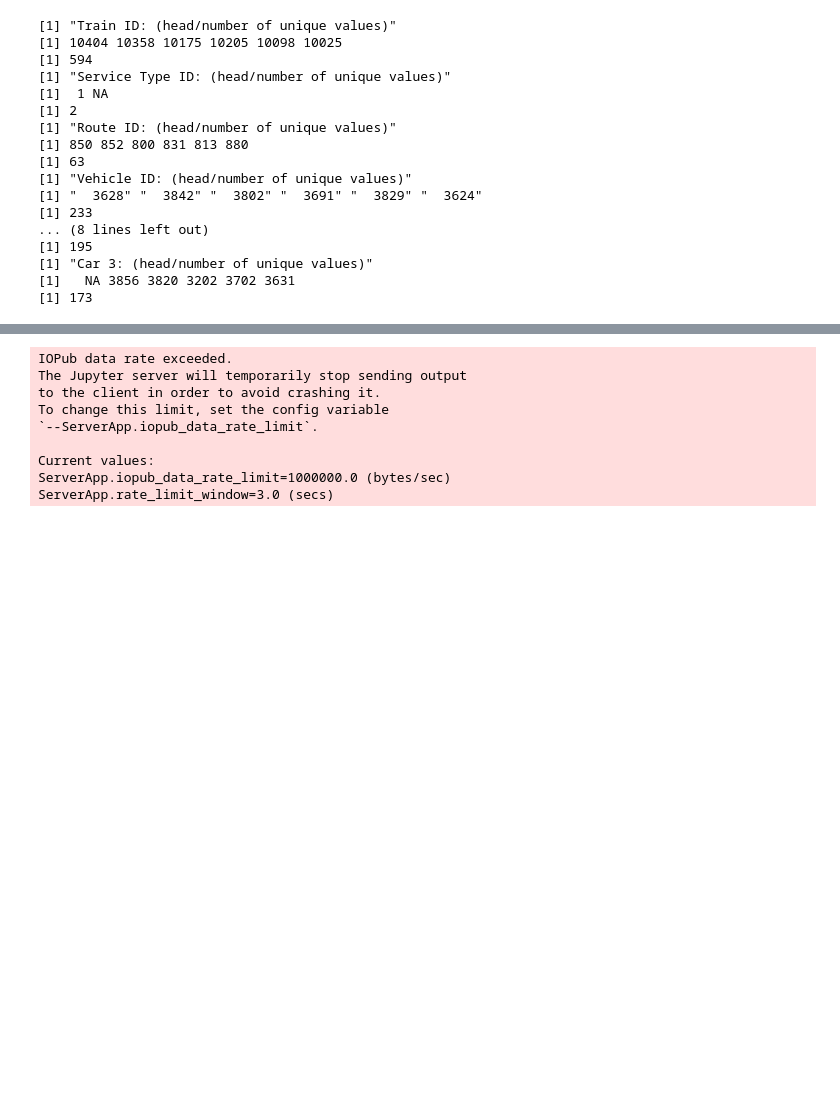
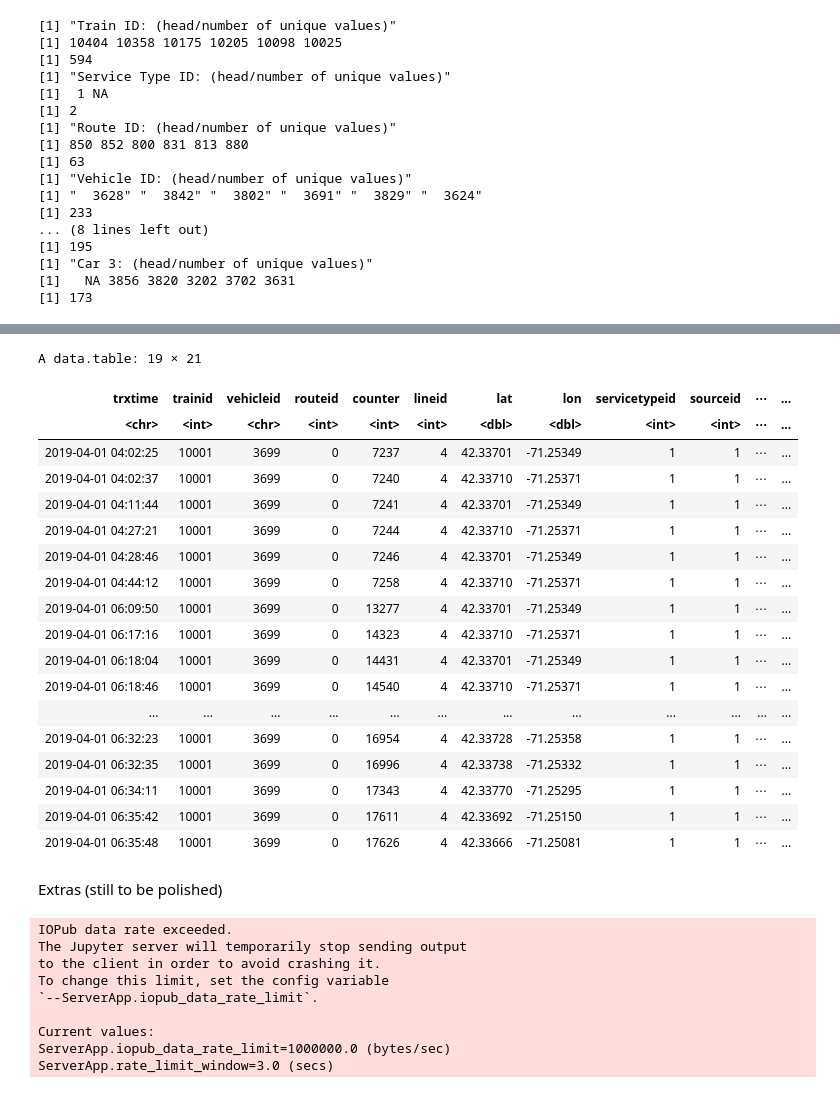
Before and after one commit to narslab/treem, a Jupyter notebook: bin/jupyter/vehicle-trajectory-computation-alt.ipynb, the cells around one changed output, grey strips where cells are left out. Saved outputs shown, nothing was run; the diff lists cells and outputs as text; code cells hidden in the pictures; blank space fills up the shorter version.

```diff
--- a/bin/jupyter/vehicle-trajectory-computation-alt.ipynb
+++ b/bin/jupyter/vehicle-trajectory-computation-alt.ipynb
@@ -191,3 +205,37 @@ A data.table: 243 × 21
+# %%
+## This should be made into a function:
+index = 1
+trajectory = day_trainid_subset[
+    trainid == unique_train_vehicle_route_car_tuple[index, 1][[1]] &
+    vehicleid == unique_train_vehicle_route_car_tuple[index, 2][[1]] &
+    routeid == unique_train_vehicle_route_car_tuple[index, 3][[1]],][order(trxtime)]
+clean_trajectory = trajectory[, .SD[1], by = trxtime] # selects the first in each time frame
+#head(trajectory[, .SD, by= .(trxtime)][,c('trxtime', 'routeid','vehicleid','car1','car2', 'car3')])
+#day_trainid_subset[trainid == 10001 & vehicleid == 3699,]
+# %%
+clean_trajectory
+# %% [output]
+A data.table: 19 × 21
+| trxtime | trainid | vehicleid | routeid | counter | lineid | lat | lon | servicetypeid | sourceid | ⋯ | ... |
+| <chr> | <int> | <chr> | <int> | <int> | <int> | <dbl> | <dbl> | <int> | <int> | ⋯ | ... |
+| 2019-04-01 04:02:25 | 10001 | 3699 | 0 | 7237 | 4 | 42.33701 | -71.25349 | 1 | 1 | ⋯ | ... |
+| 2019-04-01 04:02:37 | 10001 | 3699 | 0 | 7240 | 4 | 42.33710 | -71.25371 | 1 | 1 | ⋯ | ... |
+| 2019-04-01 04:11:44 | 10001 | 3699 | 0 | 7241 | 4 | 42.33701 | -71.25349 | 1 | 1 | ⋯ | ... |
+| 2019-04-01 04:27:21 | 10001 | 3699 | 0 | 7244 | 4 | 42.33710 | -71.25371 | 1 | 1 | ⋯ | ... |
+| 2019-04-01 04:28:46 | 10001 | 3699 | 0 | 7246 | 4 | 42.33701 | -71.25349 | 1 | 1 | ⋯ | ... |
+| 2019-04-01 04:44:12 | 10001 | 3699 | 0 | 7258 | 4 | 42.33710 | -71.25371 | 1 | 1 | ⋯ | ... |
+| 2019-04-01 06:09:50 | 10001 | 3699 | 0 | 13277 | 4 | 42.33701 | -71.25349 | 1 | 1 | ⋯ | ... |
+| 2019-04-01 06:17:16 | 10001 | 3699 | 0 | 14323 | 4 | 42.33710 | -71.25371 | 1 | 1 | ⋯ | ... |
+| 2019-04-01 06:18:04 | 10001 | 3699 | 0 | 14431 | 4 | 42.33701 | -71.25349 | 1 | 1 | ⋯ | ... |
+| 2019-04-01 06:18:46 | 10001 | 3699 | 0 | 14540 | 4 | 42.33710 | -71.25371 | 1 | 1 | ⋯ | ... |
+| ... | ... | ... | ... | ... | ... | ... | ... | ... | ... | ... | ... |
+| 2019-04-01 06:32:23 | 10001 | 3699 | 0 | 16954 | 4 | 42.33728 | -71.25358 | 1 | 1 | ⋯ | ... |
+| 2019-04-01 06:32:35 | 10001 | 3699 | 0 | 16996 | 4 | 42.33738 | -71.25332 | 1 | 1 | ⋯ | ... |
+| 2019-04-01 06:34:11 | 10001 | 3699 | 0 | 17343 | 4 | 42.33770 | -71.25295 | 1 | 1 | ⋯ | ... |
+| 2019-04-01 06:35:42 | 10001 | 3699 | 0 | 17611 | 4 | 42.33692 | -71.25150 | 1 | 1 | ⋯ | ... |
+| 2019-04-01 06:35:48 | 10001 | 3699 | 0 | 17626 | 4 | 42.33666 | -71.25081 | 1 | 1 | ⋯ | ... |
+# %% [markdown]
+Extras (still to be polished)
 # %%
 # count unique trainid each month
 for (line in unique(dlt$lineid)) {
```
Also changed, not shown: parts of 10 cells of this notebook.
